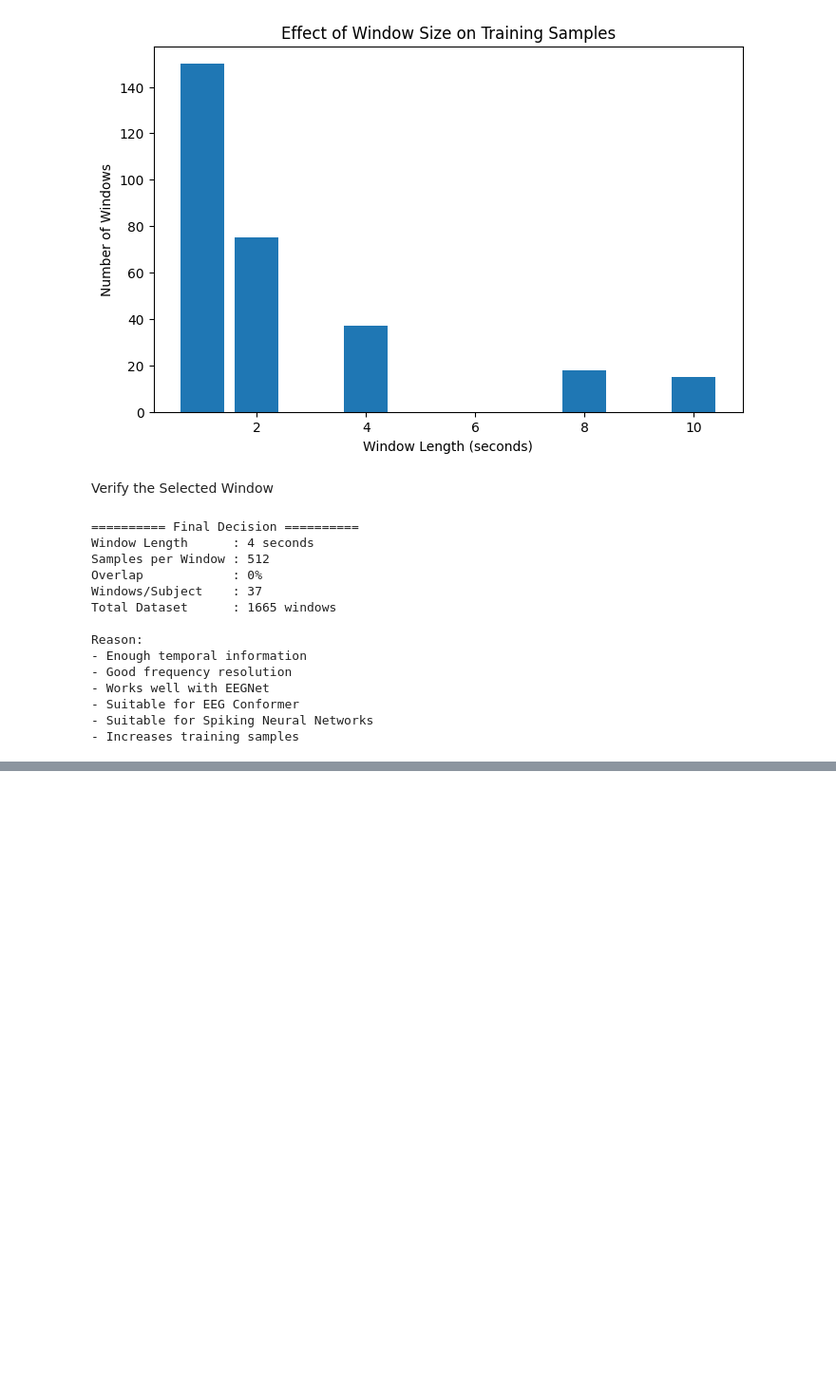
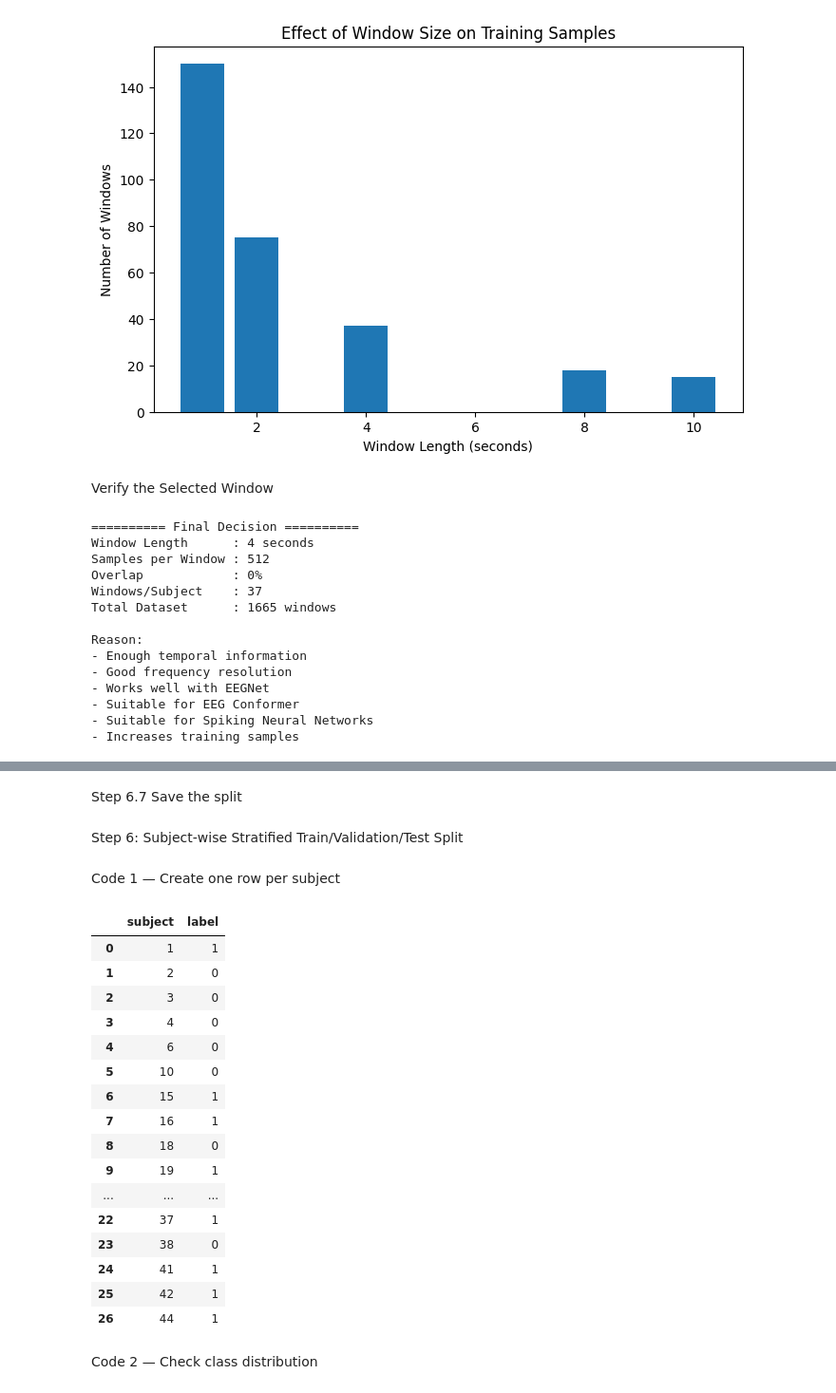
Before and after one commit to HumaimaRiaz47/eeg-cognitive-load-comparison, a Jupyter notebook: notebooks/dataset_exploration.ipynb, the cells around one changed output, grey strips where cells are left out. Shown at 95% size. Drawn from its saved outputs; the diff is of its cells as text; code cells hidden in the pictures; blank space fills up the shorter version.

```diff
--- a/notebooks/dataset_exploration.ipynb
+++ b/notebooks/dataset_exploration.ipynb
@@ -2151,0 +2452,2 @@ Reason:
+# %% [markdown]
+Step 6.7 Save the split
@@ -2151,0 +2458,36 @@ Reason:
+# %% [markdown]
+Step 6: Subject-wise Stratified Train/Validation/Test Split
+# %% [markdown]
+Code 1 — Create one row per subject
+# %%
+# Create one record per subject with its binary workload label.
+# This table will be used to perform a subject-wise stratified split.
+
+subject_labels = (
+    clean_windows[["subject", "label"]]
+    .drop_duplicates()
+    .sort_values("subject")
+    .reset_index(drop=True)
+)
+
+subject_labels
+# %% [output]
+|  | subject | label |
+| 0 | 1 | 1 |
+| 1 | 2 | 0 |
+| 2 | 3 | 0 |
+| 3 | 4 | 0 |
+| 4 | 6 | 0 |
+| 5 | 10 | 0 |
+| 6 | 15 | 1 |
+| 7 | 16 | 1 |
+| 8 | 18 | 0 |
+| 9 | 19 | 1 |
+| ... | ... | ... |
+| 22 | 37 | 1 |
+| 23 | 38 | 0 |
+| 24 | 41 | 1 |
+| 25 | 42 | 1 |
+| 26 | 44 | 1 |
+# %% [markdown]
+Code 2 — Check class distribution
```
Also changed, not shown: parts of 91 cells of this notebook, 13 other files.
